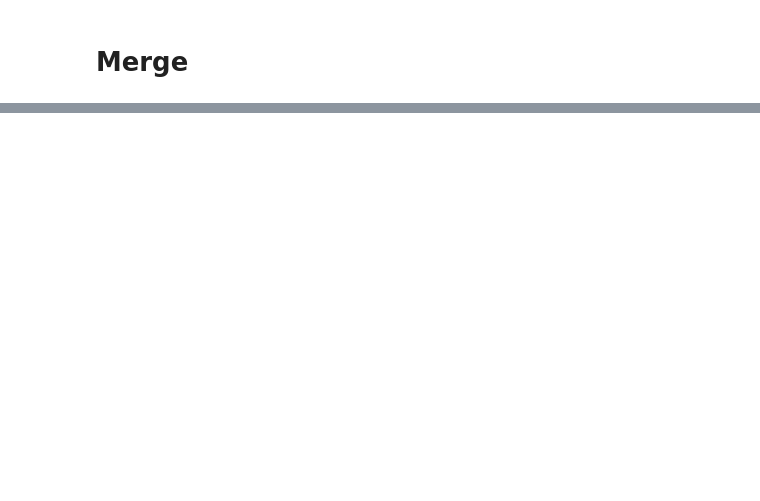
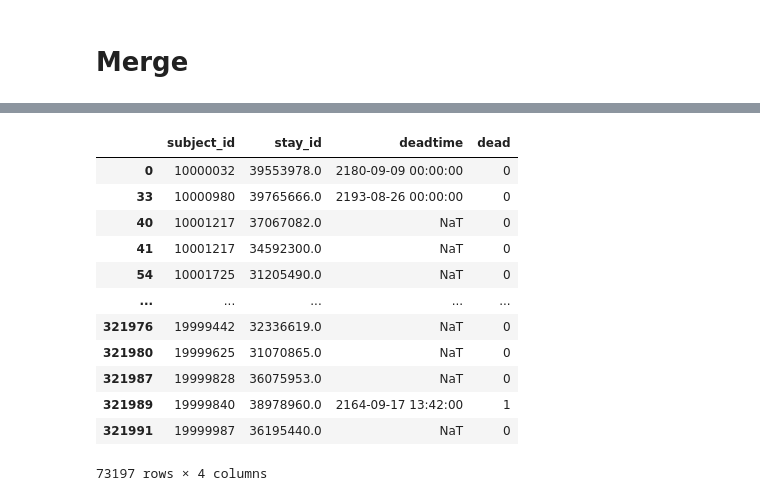
Before and after one commit to cyp-ark/RL-AIAKI, a Jupyter notebook: code/1_resample.ipynb, the cells around one changed output, grey strips where cells are left out. Drawn from its saved outputs; the diff is of its cells as text; code cells hidden in the pictures; blank space fills up the shorter version.

```diff
--- a/code/1_resample.ipynb
+++ b/code/1_resample.ipynb
@@ -491,0 +426,2 @@ Index(['subject_id', 'hadm_id', 'stay_id', 'charttime', 'HR', 'SBP', 'DBP',
+# %%
+patients['dod'] = pd.to_datetime(patients['dod'])
@@ -491,0 +432,27 @@ Index(['subject_id', 'hadm_id', 'stay_id', 'charttime', 'HR', 'SBP', 'DBP',
+# %%
+def cal_dead(admissions, patients, icustays):
+    for i in [x for x in admissions.columns if 'time' in x]:
+        admissions[i] = pd.to_datetime(admissions[i])
+    patients['dod'] = pd.to_datetime(patients['dod'])
+
+    admissions_disch_dead = admissions[admissions['discharge_location']=='DIED'][['subject_id','hadm_id','dischtime']]
+    admissions_deathtime_dead = admissions[~admissions['deathtime'].isna()][['subject_id','hadm_id','deathtime']]
+    patients_dead = patients[~patients['dod'].isna()][['subject_id','dod']]
+
+    tmp = pd.merge(patients,admissions_disch_dead,on=['subject_id'],how='left')
+    tmp = pd.merge(tmp,admissions_deathtime_dead,on='subject_id',how='left')
+
+    tmp = tmp[['subject_id','dod','dischtime','deathtime']]
+    tmp = pd.merge(tmp,icustays[['subject_id','stay_id','outtime']],on='subject_id',how='left')
+    tmp = tmp[~tmp['stay_id'].isna()][['subject_id','stay_id','dod','dischtime','deathtime','outtime']]
+
+    tmp['deadtime'] = np.where(
+    pd.notnull(tmp['dischtime']) & pd.notnull(tmp['deathtime']),
+    np.minimum(tmp['dischtime'], tmp['deathtime']),
+    np.where(pd.notnull(tmp['dischtime']), tmp['dischtime'],
+             np.where(pd.notnull(tmp['deathtime']), tmp['deathtime'], tmp['dod']))
+    )
+
+    # dead 플래그 계산
+    tmp['dead'] = np.where(tmp['deadtime'] <= tmp['outtime'], 1, 0)
+    return tmp[['subject_id','stay_id','deadtime','dead']]
@@ -491,0 +461,16 @@ Index(['subject_id', 'hadm_id', 'stay_id', 'charttime', 'HR', 'SBP', 'DBP',
+# %%
+dead
+# %% [output]
+|  | subject_id | stay_id | deadtime | dead |
+| 0 | 10000032 | 39553978.0 | 2180-09-09 00:00:00 | 0 |
+| 33 | 10000980 | 39765666.0 | 2193-08-26 00:00:00 | 0 |
+| 40 | 10001217 | 37067082.0 | NaT | 0 |
+| 41 | 10001217 | 34592300.0 | NaT | 0 |
+| 54 | 10001725 | 31205490.0 | NaT | 0 |
+| ... | ... | ... | ... | ... |
+| 321976 | 19999442 | 32336619.0 | NaT | 0 |
+| 321980 | 19999625 | 31070865.0 | NaT | 0 |
+| 321987 | 19999828 | 36075953.0 | NaT | 0 |
+| 321989 | 19999840 | 38978960.0 | 2164-09-17 13:42:00 | 1 |
+| 321991 | 19999987 | 36195440.0 | NaT | 0 |
+73197 rows × 4 columns
```
Also changed, not shown: parts of 21 cells of this notebook, 7 other files.
